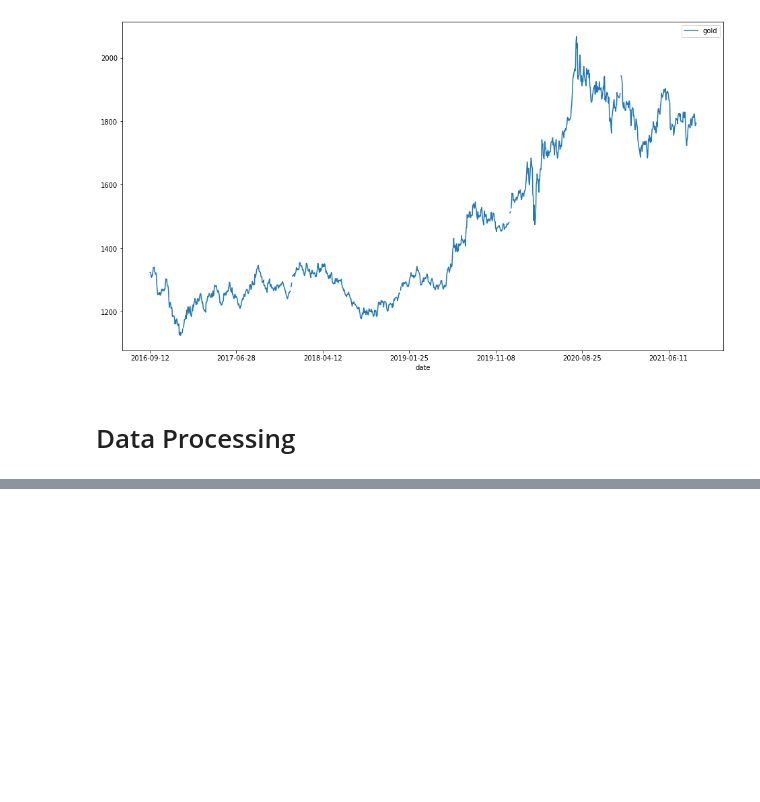
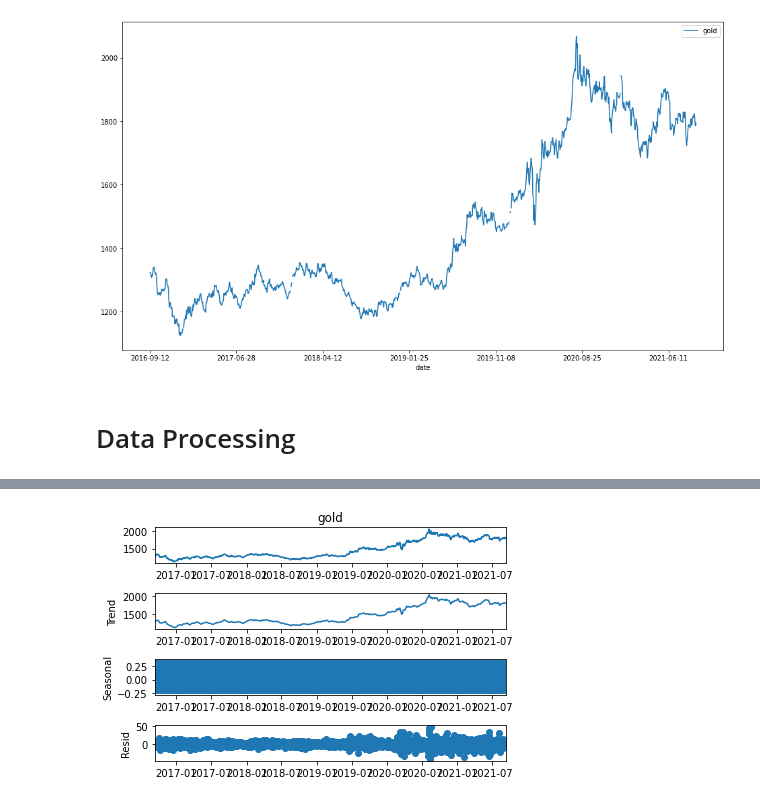
Before and after one commit to YuyangLee/Trading-Strategy-MCM22C, a Jupyter notebook: data_process.ipynb, the cells around one changed output, grey strips where cells are left out. Saved outputs shown, nothing was run; the diff lists cells and outputs as text; code cells hidden in the pictures; blank space fills up the shorter version.

Commit message:
seasonal decomposition

```diff
--- a/data_process.ipynb
+++ b/data_process.ipynb
@@ -29,4 +31,3 @@ gold_data.set_index('date').plot(figsize=(16, 9))
 # %%
-data = pd.merge(left=btc_data, right=gold_data, how='left').set_index('date')
+data = pd.merge(left=btc_data, right=gold_data, how='left')
 data.insert(data.shape[1], 'gold_tradable', ~np.asarray(data['gold'].isna()))
-data
@@ -47,0 +36,5 @@ data
+# %%
+gold_inter = data.gold.interpolate(method='pad')
+gold_inter[0] = gold_inter[1]
+
+data.insert(data.shape[1] - 1, 'gold_inter', gold_inter)
@@ -47,0 +62,5 @@ data
+# %%
+decomposed = sm.tsa.seasonal_decompose(gold_inter)
+resplot = decomposed.plot()
+# %% [output]
+[figure, added]
```
Also changed, not shown: parts of 5 cells of this notebook.
